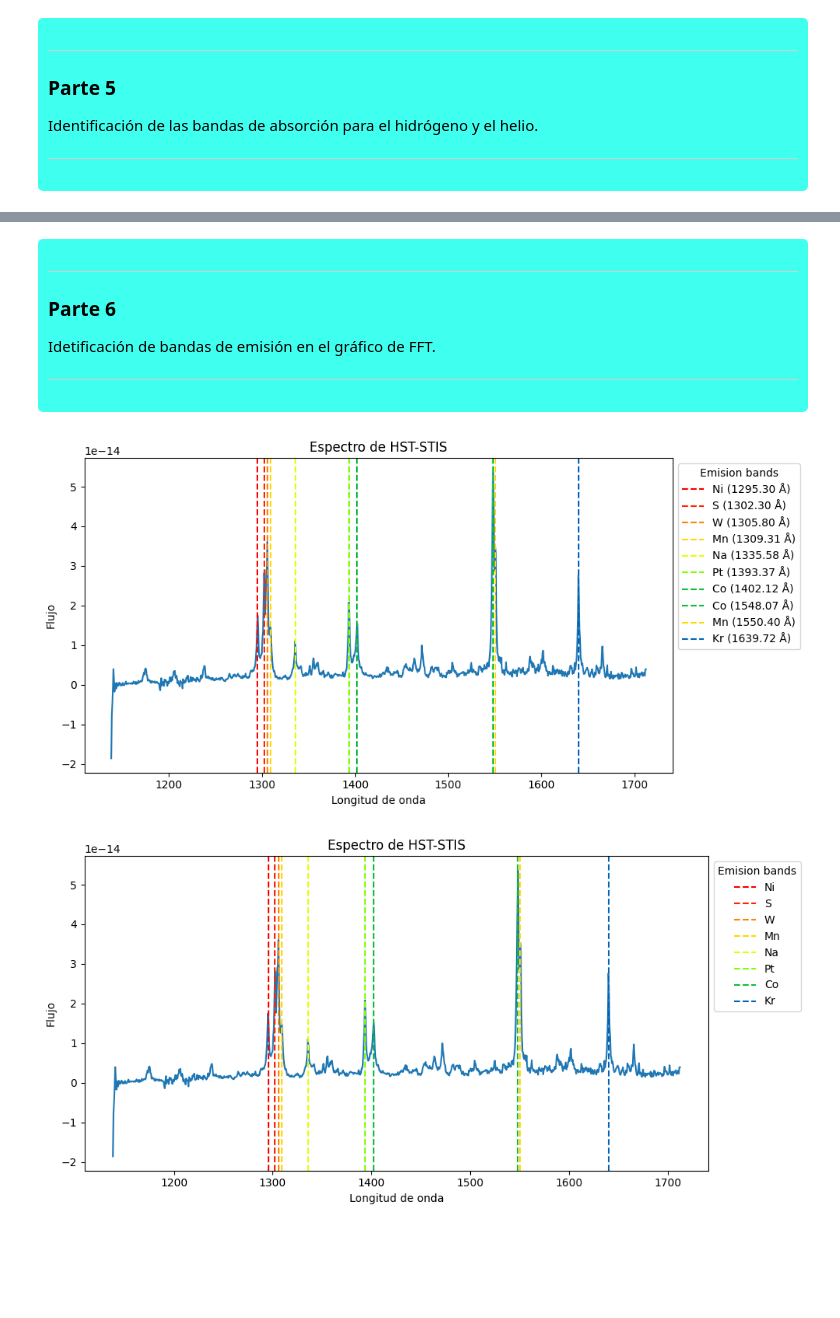
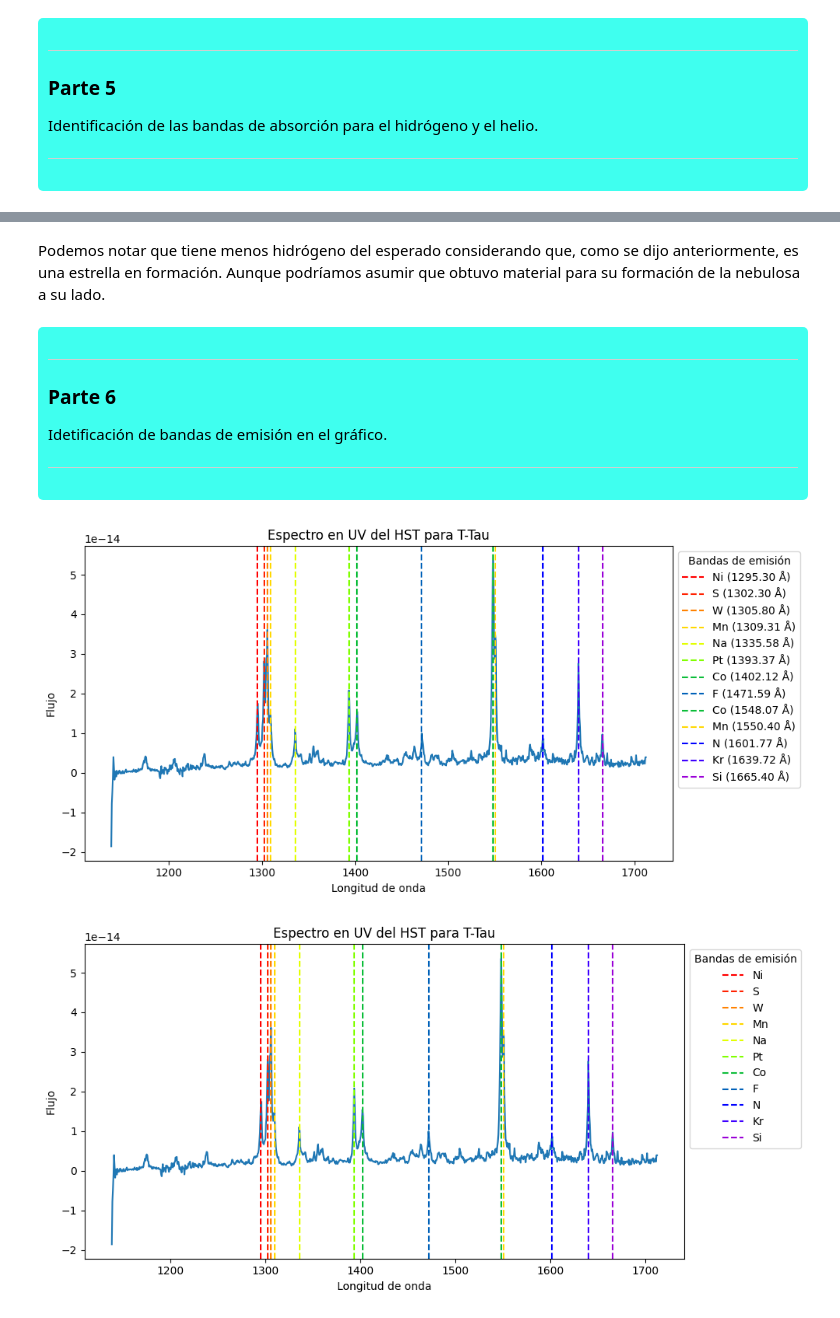
Before and after one commit to B-Namor/AtmosphericCharacterizationUsingFourierAnalisis, a Jupyter notebook: Proyecto.ipynb, the cells around one changed output, grey strips where cells are left out. Cells and saved outputs as stored; diff of their text form; code cells hidden in the pictures; blank space fills up the shorter version.

```diff
--- a/Proyecto.ipynb
+++ b/Proyecto.ipynb
@@ -90,8 +116,18 @@ Identificación de los picos.
 
 </div>
 # %%
-# Se identifican los picos por medio del módulo de Scipy
-peaks, idk_but_does_not_work_without_this = find_peaks(flux, height=1e-14)
+# Se identifican los picos por medio del módulo de Scipy a una altura 2 veces mayor a la media de los datos
+peaks, peaksVar = find_peaks(flux, height=2*np.mean(flux))
+
+# Se calcula el pico máximo
+upperPeak = 0
+for peak in peaks:
+    if flux[upperPeak] < flux[peak]:
+        upperPeak = peak
+
+# Se calcula la temperatura absoluta por medio de la Ley de Wein
+T = 2.9e7 / wavelength[upperPeak]
+print(f"La temperatura absoluta de la estrella según lo indicado por la Ley de Wein es de {T:.2f} K.")
 
 # Se grafica el espectro
 plt.figure(figsize=(10,5))
@@ -99,6 +135,6 @@ plt.plot(df['wavelength'], df['flux'])
 plt.plot(wavelength[peaks], flux[peaks], "x", color="red", label="peaks")
 plt.xlabel("Longitud de onda")
 plt.ylabel("Flujo")
-plt.title("Espectro de HST-STIS")
+plt.title("Espectro en UV del HST para T-Tau")
 plt.show()
 # %% [output]
@@ -130,10 +171,12 @@ plt.show()
+# %% [markdown]
+Podemos notar que tiene menos hidrógeno del esperado considerando que, como se dijo anteriormente, es una estrella en formación. Aunque podríamos asumir que obtuvo material para su formación de la nebulosa a su lado.
 # %% [markdown]
 <div style="background-color: #00ffeac0; color: black; padding: 10px; border-radius: 5px; max-width: 98%;">
 
 ---
 ### **Parte 6**
 
-Idetificación de bandas de emisión en el gráfico de FFT.
+Idetificación de bandas de emisión en el gráfico.
 
 ---
 
@@ -164,7 +207,7 @@ plt.figure(figsize=(10,5))
 plt.plot(df['wavelength'], df['flux'])
 plt.xlabel("Longitud de onda")
 plt.ylabel("Flujo")
-plt.title("Espectro de HST-STIS")
+plt.title("Espectro en UV del HST para T-Tau")
 
 # Para que no se repitan los colores al hacer el ciclo que determine cada elemento según cada pico, se define también una variable para que sean distintos
 palette = plt.cm.prism(np.linspace(0,1,118))
@@ -187,44 +230,44 @@ for peak in peaks:
             plt.axvline(peakWavelength, linestyle="--", color=elementColors[elementName], label=label)
 
 # Se añade la leyenda, se asegura que no quede fuera del gráfico y se muestra
-plt.legend(bbox_to_anchor=(1, 1), loc="upper left", title="Emision bands")
+plt.legend(bbox_to_anchor=(1, 1), loc="upper left", title="Bandas de emisión")
 plt.tight_layout()
 plt.show()
 # %% [output]
-[figure, old version]
+[figure, new version]
 # %%
-# Lo mismo de antes pero sin repetir el nombre de los elementos
+# LO MISMO DE ANTES pero sin repetir el nombre de los elementos en la leyenda con fin estético (expandir)
 plt.figure(figsize=(10,5))
 plt.plot(df['wavelength'], df['flux'])
 plt.xlabel("Longitud de onda")
 plt.ylabel("Flujo")
-plt.title("Espectro de HST-STIS")
+plt.title("Espectro en UV del HST para T-Tau")
 
 palette = plt.cm.prism(np.linspace(0,1,118))
 elementColors = {}
 
 for peak in peaks:
       peakWavelength = wavelength[peak]
       difference = (atomicSpectra['ritz_wl_vac(A)'] - peakWavelength).abs()
       closestValue = difference.idxmin()
 
       if difference[closestValue] <= tolerance:
             elementName = atomicSpectra.loc[closestValue, 'element']
 
             if elementName not in elementColors:
                   color = len(elementColors) % len(palette)
                   elementColors[elementName] = palette[color]
 
             # Ahora la etiqueta no tiene la longitud de onda ya que si la tuviera no habría forma de considerarlas iguales
             plt.axvline(peakWavelength, linestyle="--", color=elementColors[elementName], label=f"{elementName}")
 
 # Aquí está lo que hace que se repitan ya que se define un diccionario, y no puede tener dos 'keys' iguales, solo se toma la última
 handles, labels = plt.gca().get_legend_handles_labels()
 byLabels = dict(zip(labels, handles))
 
 # Se indica en la leyenda esta distinción
-plt.legend(byLabels.values(), byLabels.keys(), bbox_to_anchor=(1, 1), loc="upper left", title="Emision bands")
+plt.legend(byLabels.values(), byLabels.keys(), bbox_to_anchor=(1, 1), loc="upper left", title="Bandas de emisión")
 plt.tight_layout()
 plt.show()
 # %% [output]
-[figure, old version]
+[figure, new version]
```
Also changed, not shown: parts of 12 cells of this notebook, 1 other file.
